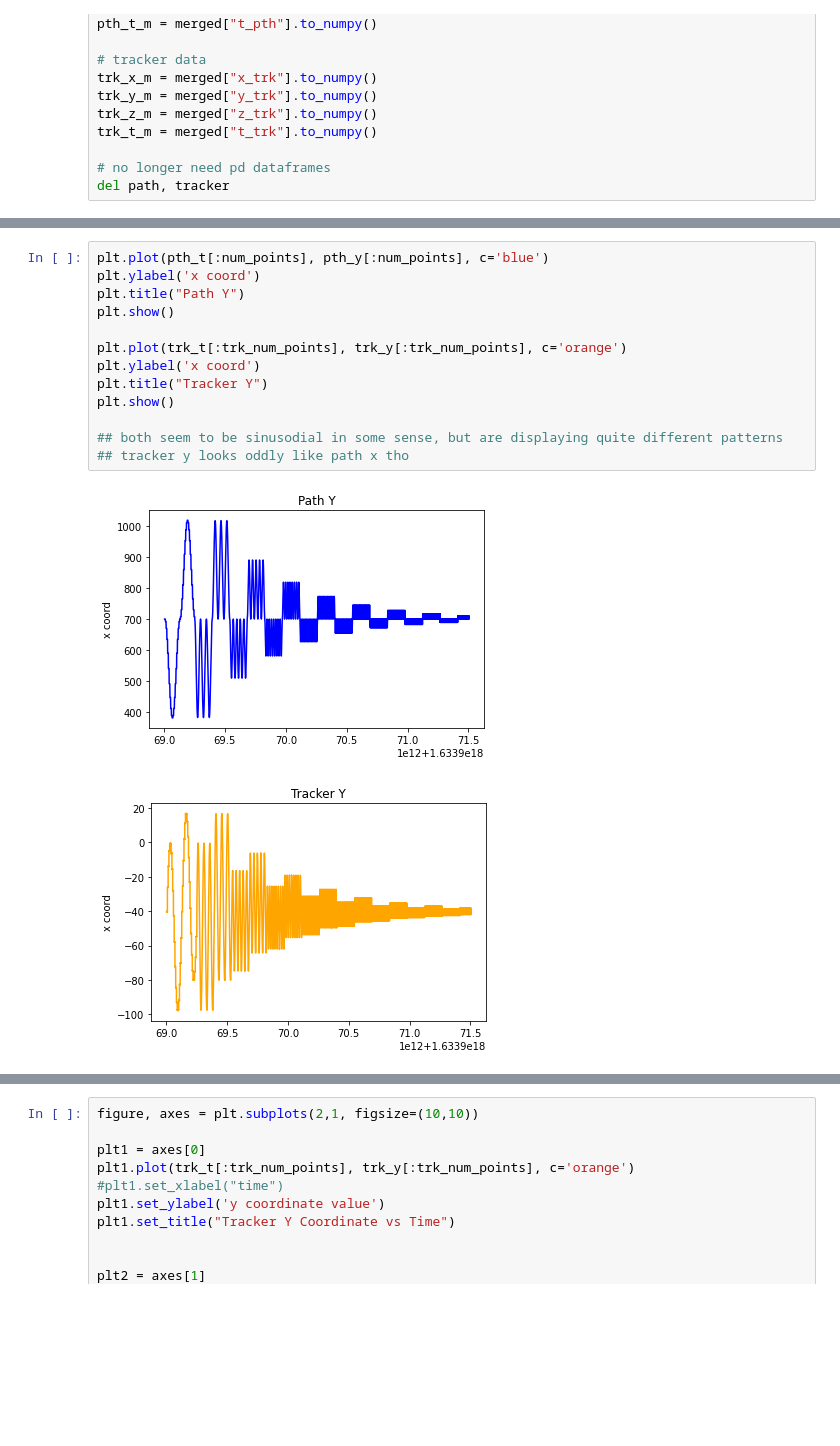
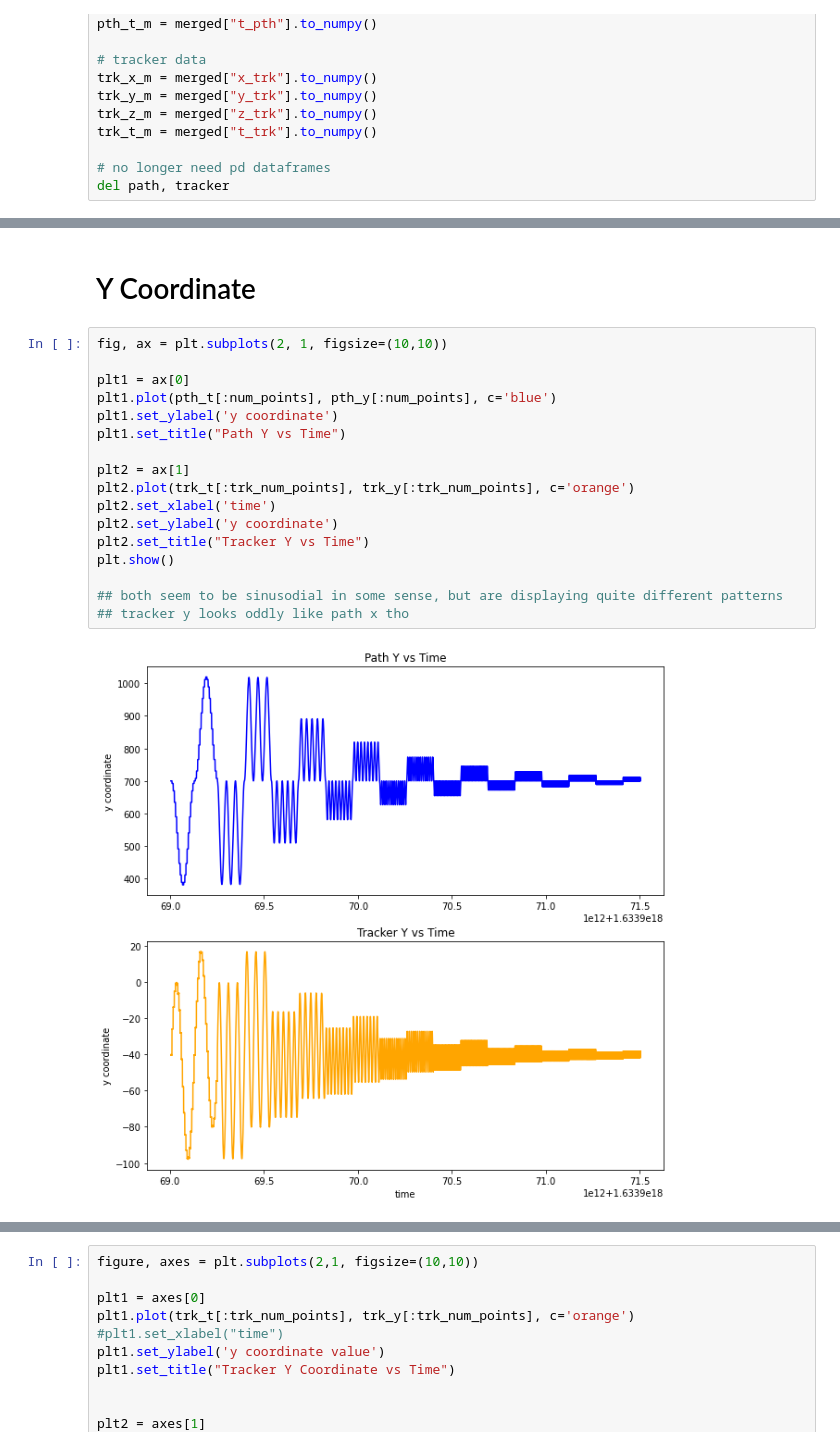
Before and after one commit to adamggibbs/path_analysis_soln, a Jupyter notebook: analysis.ipynb, the cells around one changed output, grey strips where cells are left out. Cells and saved outputs as stored; diff of their text form; blank space fills up the shorter version.

```diff
--- a/analysis.ipynb
+++ b/analysis.ipynb
@@ -155,16 +222,21 @@ plt.show()
+# %% [markdown]
+# Y Coordinate
 # %%
-plt.plot(pth_t[:num_points], pth_y[:num_points], c='blue')
-plt.ylabel('x coord')
-plt.title("Path Y")
-plt.show()
+fig, ax = plt.subplots(2, 1, figsize=(10,10))
 
-plt.plot(trk_t[:trk_num_points], trk_y[:trk_num_points], c='orange')
-plt.ylabel('x coord')
-plt.title("Tracker Y")
+plt1 = ax[0]
+plt1.plot(pth_t[:num_points], pth_y[:num_points], c='blue')
+plt1.set_ylabel('y coordinate')
+plt1.set_title("Path Y vs Time")
+
+plt2 = ax[1]
+plt2.plot(trk_t[:trk_num_points], trk_y[:trk_num_points], c='orange')
+plt2.set_xlabel('time')
+plt2.set_ylabel('y coordinate')
+plt2.set_title("Tracker Y vs Time")
 plt.show()
 
 ## both seem to be sinusodial in some sense, but are displaying quite different patterns
 ## tracker y looks oddly like path x tho
 # %% [output]
-[figure, old version]
+[figure, new version]
-[figure, removed]
```
Also changed, not shown: parts of 28 cells of this notebook, 1 other file.
